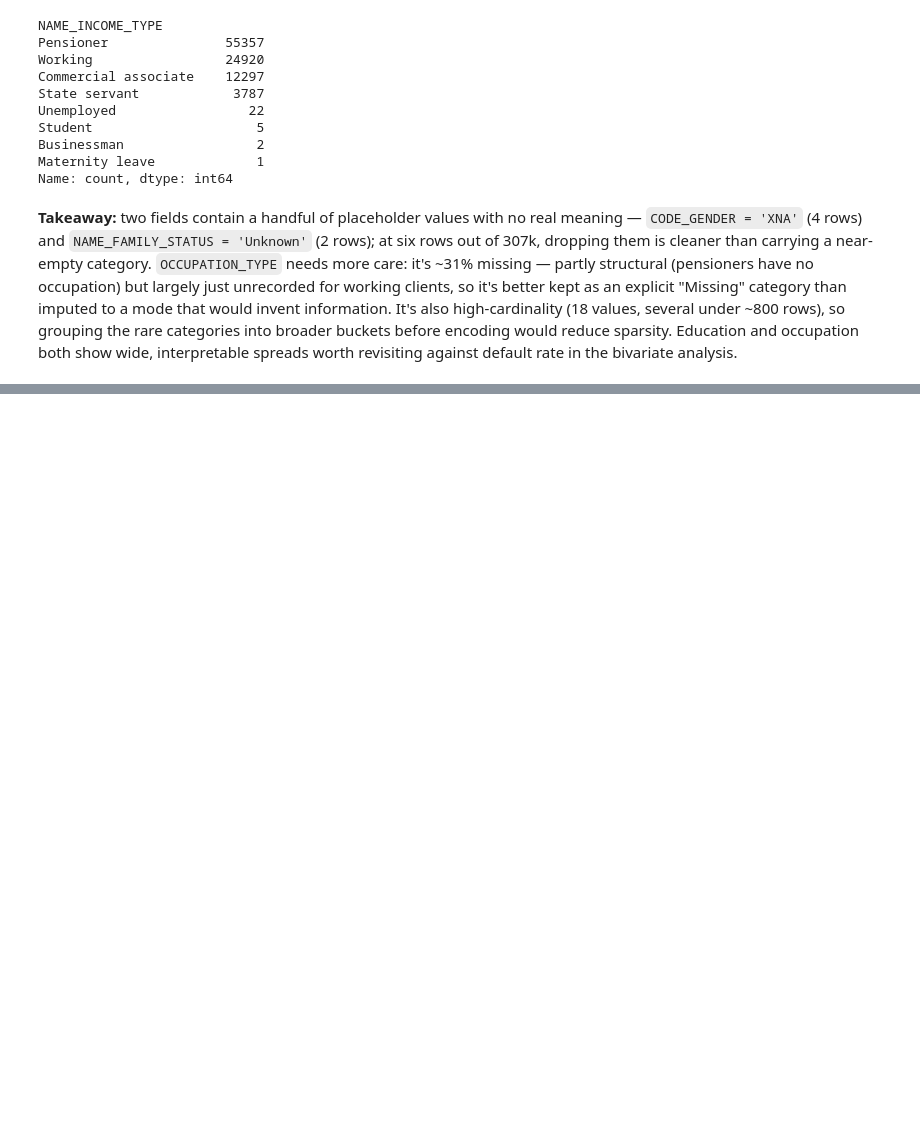
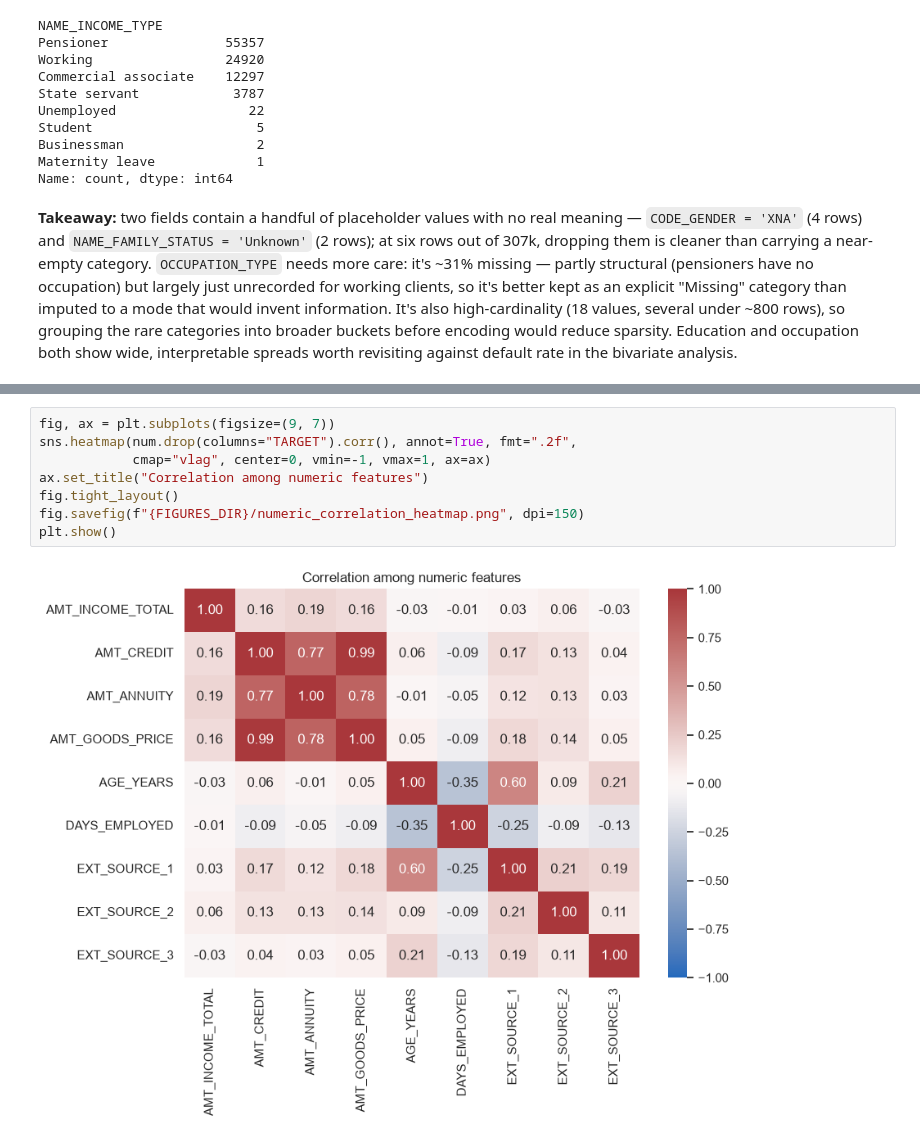
Before and after one commit to Edo-analyst/home-credit-default-risk, a Jupyter notebook: notebooks/01_eda.ipynb, the cells around one changed output, grey strips where cells are left out. Cells and saved outputs as stored; diff of their text form; blank space fills up the shorter version.

```diff
--- a/notebooks/01_eda.ipynb
+++ b/notebooks/01_eda.ipynb
@@ -344,0 +446,10 @@ Name: count, dtype: int64
+# %%
+fig, ax = plt.subplots(figsize=(9, 7))
+sns.heatmap(num.drop(columns="TARGET").corr(), annot=True, fmt=".2f",
+            cmap="vlag", center=0, vmin=-1, vmax=1, ax=ax)
+ax.set_title("Correlation among numeric features")
+fig.tight_layout()
+fig.savefig(f"{FIGURES_DIR}/numeric_correlation_heatmap.png", dpi=150)
+plt.show()
+# %% [output]
+[figure, added]
```
Also changed, not shown: parts of 14 cells of this notebook, 4 other files.
